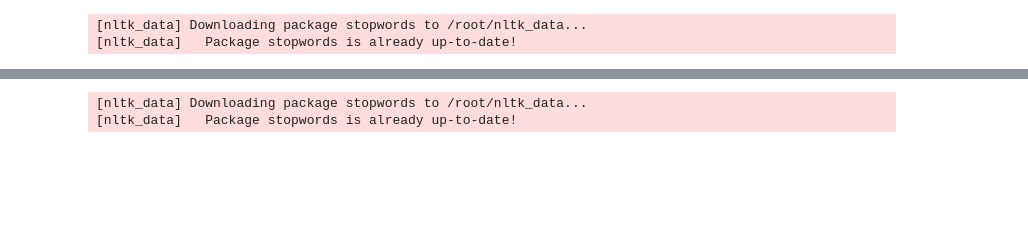
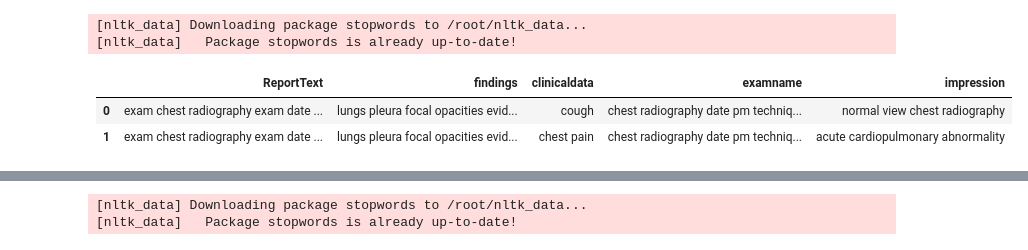
Before and after one commit to isabelklint/final_oa, a Jupyter notebook: final_oa.ipynb, the cells around one changed output, grey strips where cells are left out. Saved outputs shown, nothing was run; the diff lists cells and outputs as text; code cells hidden in the pictures; blank space fills up the shorter version.

```diff
--- a/final_oa.ipynb
+++ b/final_oa.ipynb
@@ -129,6 +129,12 @@ for col in text_columns:
 # %% [output]
 [nltk_data] Downloading package stopwords to /root/nltk_data...
 [nltk_data]   Package stopwords is already up-to-date!
+# %%
+df.head(2)
+# %% [output]
+|  | ReportText | findings | clinicaldata | examname | impression |
+| 0 | exam chest radiography exam date ... | lungs pleura focal opacities evid... | cough | chest radiography date pm techniq... | normal view chest radiography |
+| 1 | exam chest radiography exam date ... | lungs pleura focal opacities evid... | chest pain | chest radiography date pm techniq... | acute cardiopulmonary abnormality |
 # %%
 # make a df_original from cleaned and processed df to re-use
 df_original = df
```
Also changed, not shown: parts of 26 cells of this notebook.
